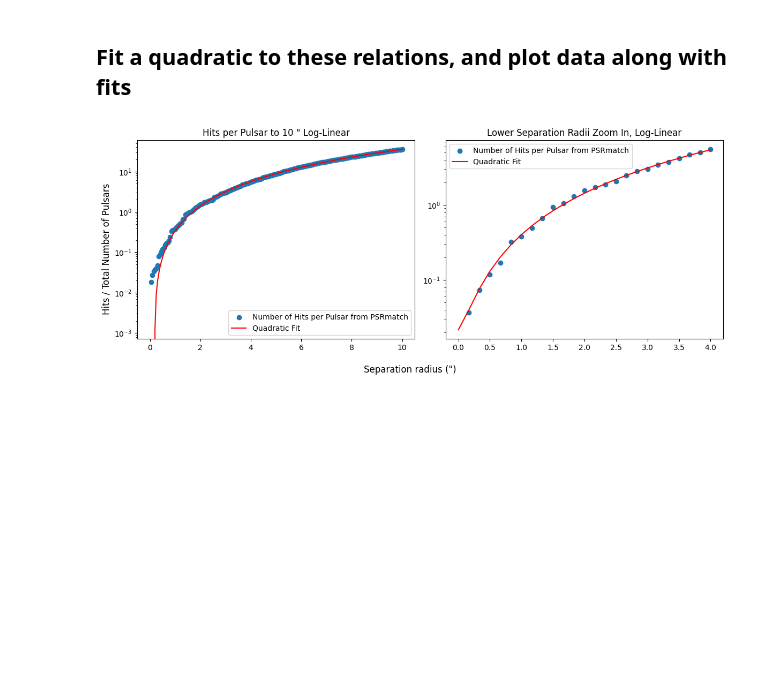
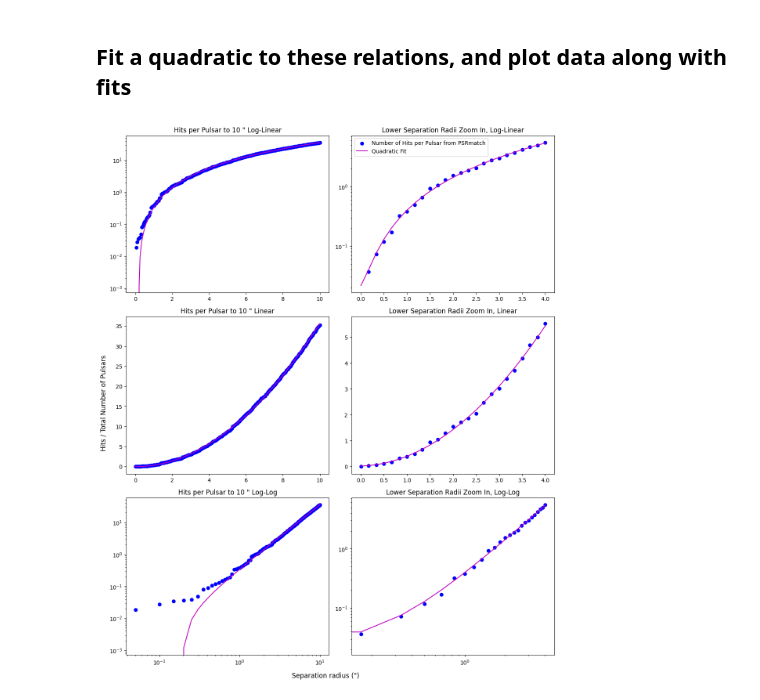
Before and after one commit to AnnikaDeutsch/Binary-Pulsar-Distances, a Jupyter notebook: Binary_Pulsar_Distances/translated_positions_check.ipynb, the cells around one changed output. Drawn from its saved outputs; the diff is of its cells as text; code cells hidden in the pictures; blank space fills up the shorter version.

```diff
--- a/Binary_Pulsar_Distances/translated_positions_check.ipynb
+++ b/Binary_Pulsar_Distances/translated_positions_check.ipynb
@@ -122,7 +142,7 @@ NameError: name 'table' is not defined
 # %% [markdown]
 ## Table of source separations for each pulsar/Gaia source pair
 # %%
-npz = np.load('/home/billee/Binary-Pulsar-Distances/Binary_Pulsar_Distances/matches_10arcsec_11-1.npz', allow_pickle=True)
+npz = np.load('/home/billee/Binary-Pulsar-Distances/Binary_Pulsar_Distances/cross-matches/matches_10arcsec_11-1_sourceseps.npz', allow_pickle=True)
 table = Table(npz['arr_0'])
 # %%
 # SkyCoord for each pulsar and Gaia source, respectively
@@ -194,11 +199,11 @@ for d in range(len(psrs_with_hits)):
         if table['Companion Pulsar'][c] == psrs_with_hits[d]:
             if first_time:
                 first_time = False
-                minimum = source_seps[c].to_value(u.arcsec)
+                minimum = Angle(table['source_seps'][c], unit=u.deg).arcsec
                 min_id = table['source_id'][c]
             else:
-                if source_seps[c].to_value(u.arcsec) < minimum:
-                    minimum = source_seps[c].to_value(u.arcsec)
+                if Angle(table['source_seps'][c], unit=u.deg).arcsec < minimum:
+                    minimum = Angle(table['source_seps'][c], unit=u.deg).arcsec
                     min_id = table['source_id'][c]
     mins[d] = minimum
     min_ids[d] = min_id
@@ -347,16 +352,16 @@ seps2 = np.linspace(0, 4, 25)
 numhits1 = np.zeros(len(seps1))
 for i in range(len(seps1)):
     num = 0
-    for j in range(len(source_seps)):
-        if source_seps[j].arcsec <= seps1[i]:
+    for j in range(len(table['source_seps'])):
+        if Angle(table['source_seps'][j], unit=u.deg).arcsec <= seps1[i]:
             num += 1
     numhits1[i] = num
 
 numhits2 = np.zeros(len(seps2))
 for i in range(len(seps2)):
     num = 0
-    for j in range(len(source_seps)):
-        if source_seps[j].arcsec <= seps2[i]:
+    for j in range(len(table['source_seps'])):
+        if Angle(table['source_seps'][j], unit=u.deg).arcsec <= seps2[i]:
             num += 1
     numhits2[i] = num
 # %% [markdown]
@@ -375,68 +380,68 @@ def quadratic1(a,b,c):
 def quadratic2(a,b,c):
     return a* (seps2**2) + b*(seps2) + c
 
-fig = plt.figure(figsize=(12.0, 4.8))
-ax1 = plt.subplot(121)
-ax2 = plt.subplot(122)
-# ax3 = plt.subplot(121)
-# ax4 = plt.subplot(122)
-# ax5 = plt.subplot(121)
-# ax6 = plt.subplot(122)
+fig = plt.figure(figsize=(12.0, 14.4))
+ax1 = plt.subplot(321)
+ax2 = plt.subplot(322)
+ax3 = plt.subplot(323)
+ax4 = plt.subplot(324)
+ax5 = plt.subplot(325)
+ax6 = plt.subplot(326)
 
 # log linear
 ax1.set_yscale('log')
-ax1.scatter(seps1, hits_per_pulsar1, label= 'Number of Hits per Pulsar from PSRmatch')
-ax1.plot(seps1, quadratic1(a1,b1,c1), label= 'Quadratic Fit', c= 'r')
+ax1.scatter(seps1, hits_per_pulsar1, label= 'Number of Hits per Pulsar from PSRmatch', color='b')
+ax1.plot(seps1, quadratic1(a1,b1,c1), label= 'Quadratic Fit', c='m')
 # ax1.set_xlabel('Separation radius (")')
 # ax1.set_ylabel('Hits / 437')
 ax1.set_title('Hits per Pulsar to 10 " Log-Linear')
-ax1.legend()
+#ax1.legend()
 
 ax2.set_yscale('log')
-ax2.scatter(seps2, hits_per_pulsar2, label= 'Number of Hits per Pulsar from PSRmatch')
-ax2.plot(seps2, quadratic2(a2,b2,c2), label= 'Quadratic Fit', c= 'r')
+ax2.scatter(seps2, hits_per_pulsar2, label= 'Number of Hits per Pulsar from PSRmatch', color='b')
+ax2.plot(seps2, quadratic2(a2,b2,c2), label= 'Quadratic Fit', c='m')
 # ax2.set_xlabel('Separation radius (")')
 # ax2.set_ylabel('Hits / 437')
 ax2.set_title('Lower Separation Radii Zoom In, Log-Linear')
 ax2.legend()
 
-# #linear
-# ax3.scatter(seps1, hits_per_pulsar1, label= 'Number of Hits per Pulsar from PSRmatch')
-# ax3.plot(seps1, quadratic1(a1,b1,c1), label= 'Quadratic Fit', c= 'r')
+#linear
+ax3.scatter(seps1, hits_per_pulsar1, label= 'Number of Hits per Pulsar from PSRmatch', color='b')
+ax3.plot(seps1, quadratic1(a1,b1,c1), label= 'Quadratic Fit', c='m')
 # ax3.set_xlabel('Separation radius (")')
 # ax3.set_ylabel('Hits / 437')
-# ax3.set_title('Hits per Pulsar to 10 " Linear')
-# ax3.legend()
+ax3.set_title('Hits per Pulsar to 10 " Linear')
+#ax3.legend()
 
-# ax4.scatter(seps2, hits_per_pulsar2, label= 'Number of Hits per Pulsar from PSRmatch')
-# ax4.plot(seps2, quadratic2(a2,b2,c2), label= 'Quadratic Fit', c= 'r')
+ax4.scatter(seps2, hits_per_pulsar2, label= 'Number of Hits per Pulsar from PSRmatch', color='b')
+ax4.plot(seps2, quadratic2(a2,b2,c2), label= 'Quadratic Fit', c='m')
 # ax4.set_xlabel('Separation radius (")')
 # ax4.set_ylabel('Hits / 437')
-# ax4.set_title('Lower Separation Radii Zoom In, Linear')
-# ax4.legend()
+ax4.set_title('Lower Separation Radii Zoom In, Linear')
+#ax4.legend()
 
-# #log-log
-# ax5.set_xscale('log')
-# ax5.set_yscale('log')
-# ax5.scatter(seps1, hits_per_pulsar1, label= 'Number of Hits per Pulsar from PSRmatch')
-# ax5.plot(seps1, quadratic1(a1,b1,c1), label= 'Quadratic Fit', c= 'r')
+#log-log
+ax5.set_xscale('log')
+ax5.set_yscale('log')
+ax5.scatter(seps1, hits_per_pulsar1, label= 'Number of Hits per Pulsar from PSRmatch', color='b')
+ax5.plot(seps1, quadratic1(a1,b1,c1), label= 'Quadratic Fit', c='m')
 # ax5.set_xlabel('Separation radius (")')
 # ax5.set_ylabel('Hits / 437')
-# ax5.set_title('Hits per Pulsar to 10 " Log-Log')
-# ax5.legend()
+ax5.set_title('Hits per Pulsar to 10 " Log-Log')
+#ax5.legend()
 
-# ax6.set_xscale('log')
-# ax6.set_yscale('log')
-# ax6.scatter(seps2, hits_per_pulsar2, label= 'Number of Hits per Pulsar from PSRmatch')
-# ax6.plot(seps2, quadratic2(a2,b2,c2), label= 'Quadratic Fit', c= 'r')
+ax6.set_xscale('log')
+ax6.set_yscale('log')
+ax6.scatter(seps2, hits_per_pulsar2, label= 'Number of Hits per Pulsar from PSRmatch', color='b')
+ax6.plot(seps2, quadratic2(a2,b2,c2), label= 'Quadratic Fit', c='m')
 # ax6.set_xlabel('Separation radius (")')
 # ax6.set_ylabel('Hits / 437')
-# ax6.set_title('Lower Separation Radii Zoom In, Log-Log')
-# ax6.legend()
+ax6.set_title('Lower Separation Radii Zoom In, Log-Log')
+#ax6.legend()
 
 #fig.suptitle('Hits per Pulsar')
 fig.supylabel('Hits / Total Number of Pulsars')
 fig.supxlabel('Separation radius (")')
 fig.tight_layout()
 # %% [output]
-[figure, old version]
+[figure, new version]
```
Also changed, not shown: parts of 10 cells of this notebook, 11 other files.
